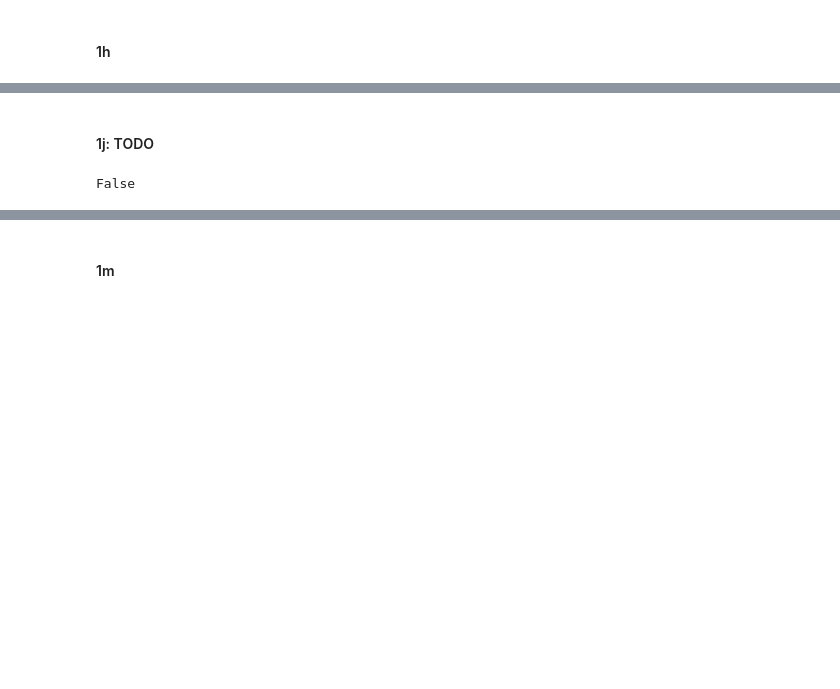
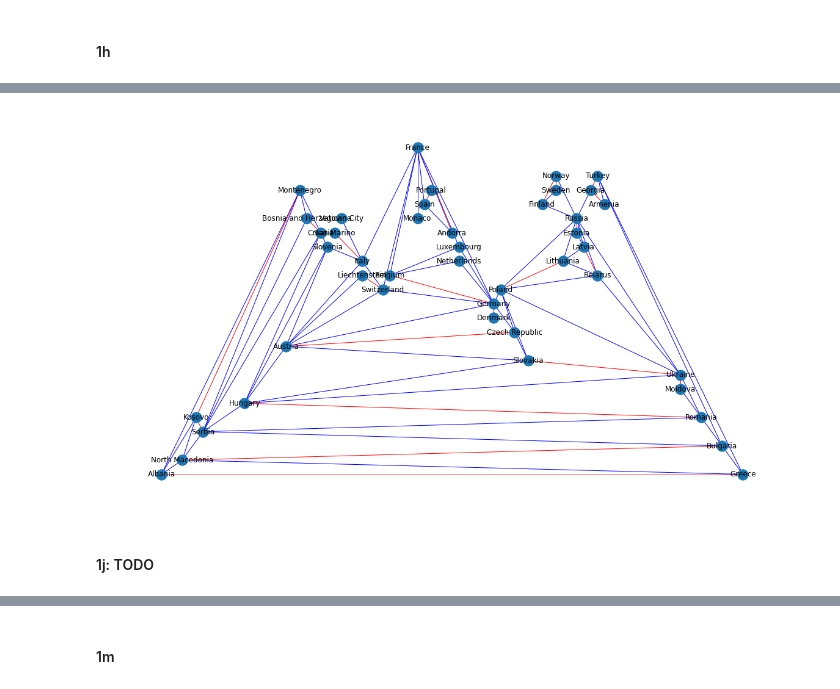
Before and after one commit to GoldenGarr/Graph-Theory-HW-5, a Jupyter notebook: hw5.ipynb, the cells around one changed output, grey strips where cells are left out. Saved outputs shown, nothing was run; the diff lists cells and outputs as text; code cells hidden in the pictures; blank space fills up the shorter version.

```diff
--- a/hw5.ipynb
+++ b/hw5.ipynb
@@ -279,6 +292,23 @@ Minimum vertex cover: {'Portugal', 'Finland', 'Germany', 'Russia', 'Greece', 'Au
+# %%
+minimum_edge_cover = nx.maximal_matching(G)
+minimum_edge_cover.update([
+    ('Kosovo', 'Serbia'),
+    ('Slovenia', 'Italy'),
+    ('Monaco', 'France'),
+    ('Luxembourg', 'Belgium'),
+    ('Netherlands', 'Germany'),
+    ('Denmark', 'Germany'),
+    ('Norway', 'Sweden'),
+    ('Georgia', 'Turkey'),
+    ('Slovakia', 'Ukraine'),
+    ('Vatican City', 'Italy')
+])
+len(minimum_edge_cover)
+
+plt.figure(figsize=(16, 9))
+edge_colors = ['red' if edge in minimum_edge_cover else 'blue' for edge in G.edges()]
+nx.draw_planar(G, edge_color=edge_colors, with_labels=True)
+# %% [output]
+[figure, added]
 # %% [markdown]
 #### 1j: TODO
-# %%
-nx.is_k_edge_connected(Europe, 2)
-# %% [output]
-False
```
Also changed, not shown: parts of 26 cells of this notebook.
